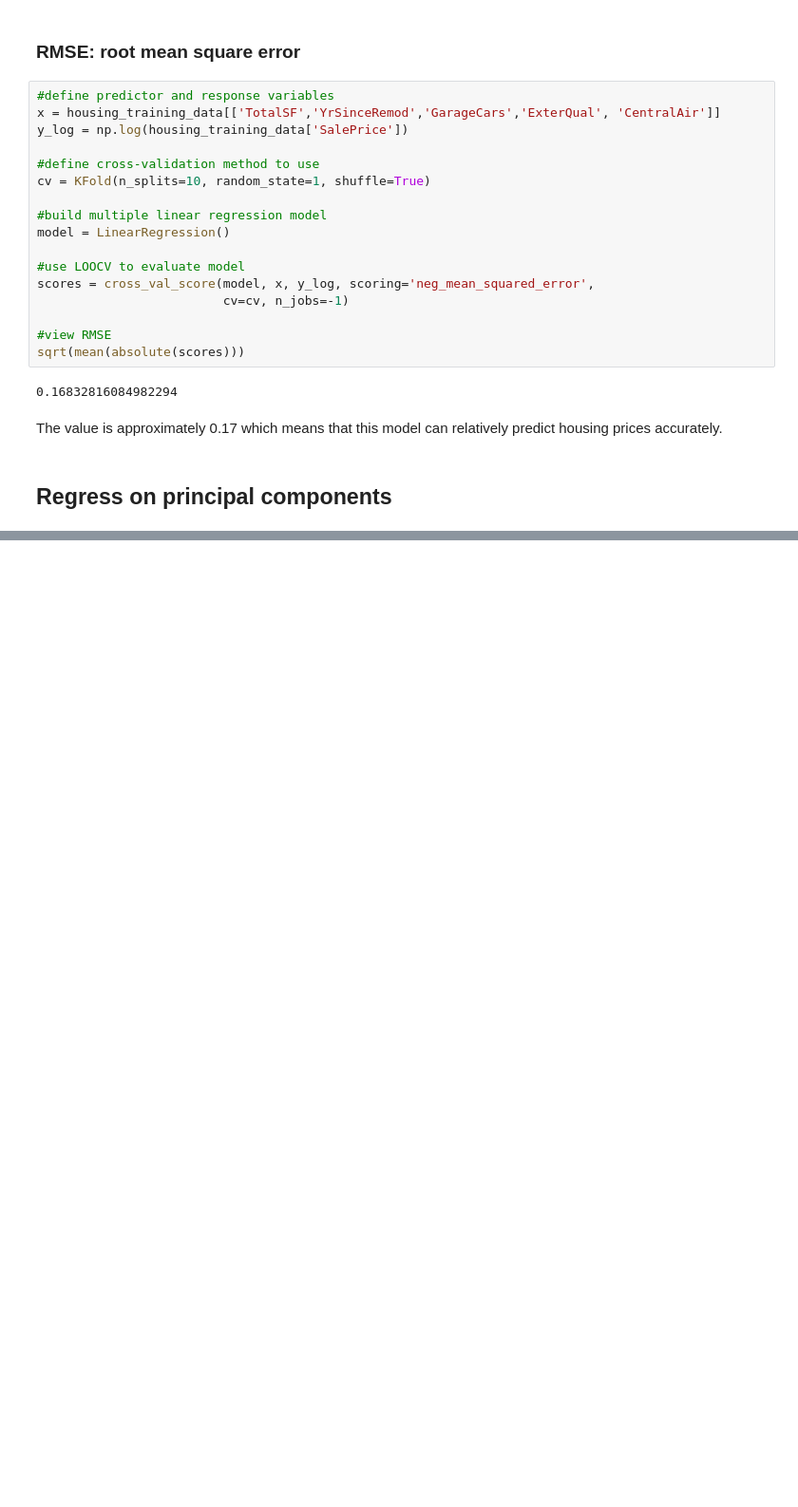
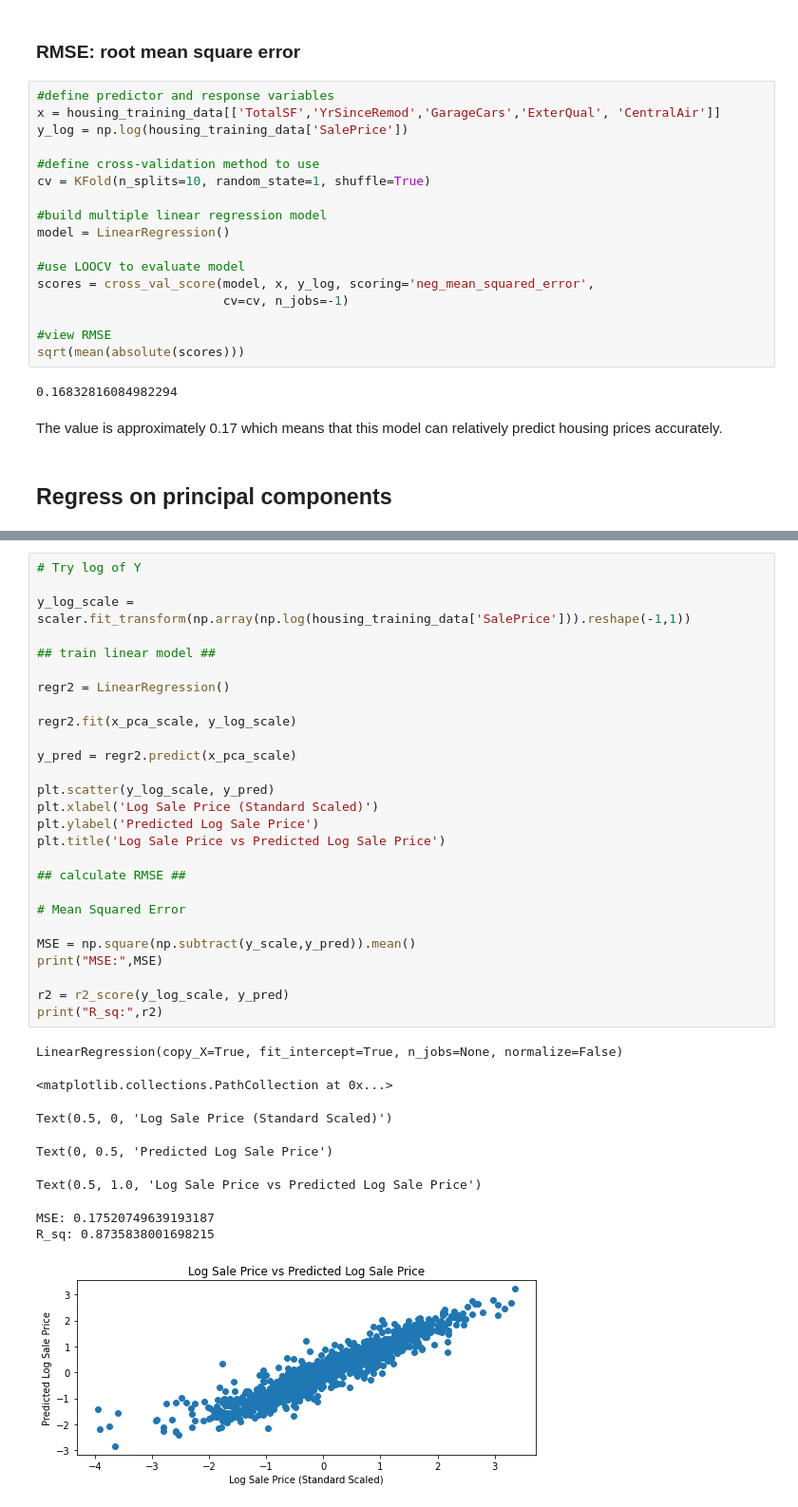
Before and after one commit to Steve-Desilets/MSDS-422-Module-2-Assignment, a Jupyter notebook: Module 2 Assignment - Group 3.ipynb, the cells around one changed output, grey strips where cells are left out. Shown at 95% size. Drawn from its saved outputs; the diff is of its cells as text; blank space fills up the shorter version.

```diff
--- a/Module 2 Assignment - Group 3.ipynb
+++ b/Module 2 Assignment - Group 3.ipynb
@@ -1063,0 +1079,36 @@ Text(0.5, 1.0, 'Sale Price vs Predicted Sale Price')
+# %%
+# Try log of Y
+
+y_log_scale = scaler.fit_transform(np.array(np.log(housing_training_data['SalePrice'])).reshape(-1,1))
+
+## train linear model ##
+
+regr2 = LinearRegression()
+
+regr2.fit(x_pca_scale, y_log_scale)
+
+y_pred = regr2.predict(x_pca_scale)
+
+plt.scatter(y_log_scale, y_pred)
+plt.xlabel('Log Sale Price (Standard Scaled)')
+plt.ylabel('Predicted Log Sale Price')
+plt.title('Log Sale Price vs Predicted Log Sale Price')
+
+## calculate RMSE ##
+
+# Mean Squared Error
+
+MSE = np.square(np.subtract(y_scale,y_pred)).mean()
+print("MSE:",MSE)
+
+r2 = r2_score(y_log_scale, y_pred)
+print("R_sq:",r2)
+# %% [output]
+LinearRegression(copy_X=True, fit_intercept=True, n_jobs=None, normalize=False)
+<matplotlib.collections.PathCollection at 0x...>
+Text(0.5, 0, 'Log Sale Price (Standard Scaled)')
+Text(0, 0.5, 'Predicted Log Sale Price')
+Text(0.5, 1.0, 'Log Sale Price vs Predicted Log Sale Price')
+MSE: 0.17520749639193187
+R_sq: 0.8735838001698215
+[figure, added]
```
Also changed, not shown: parts of 10 cells of this notebook.
